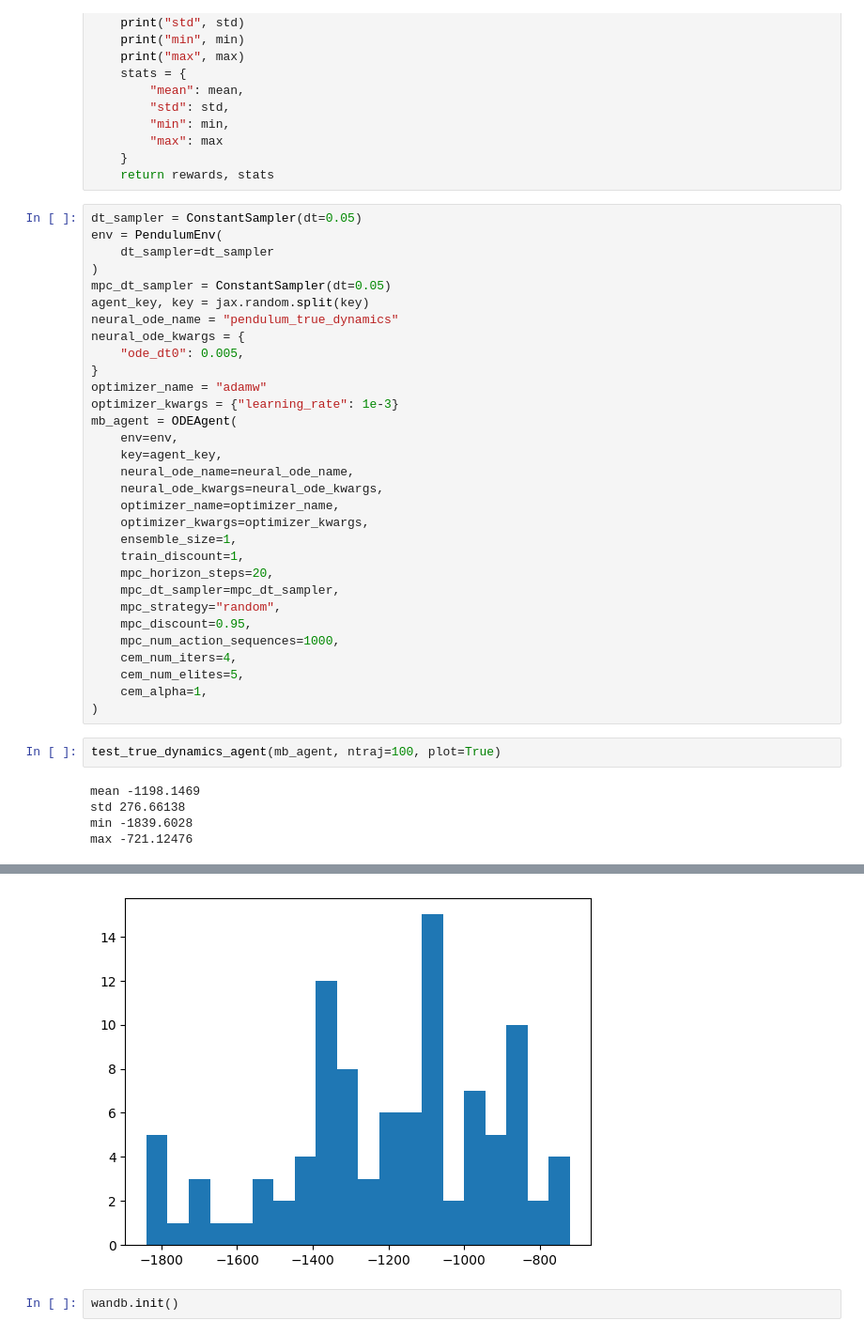
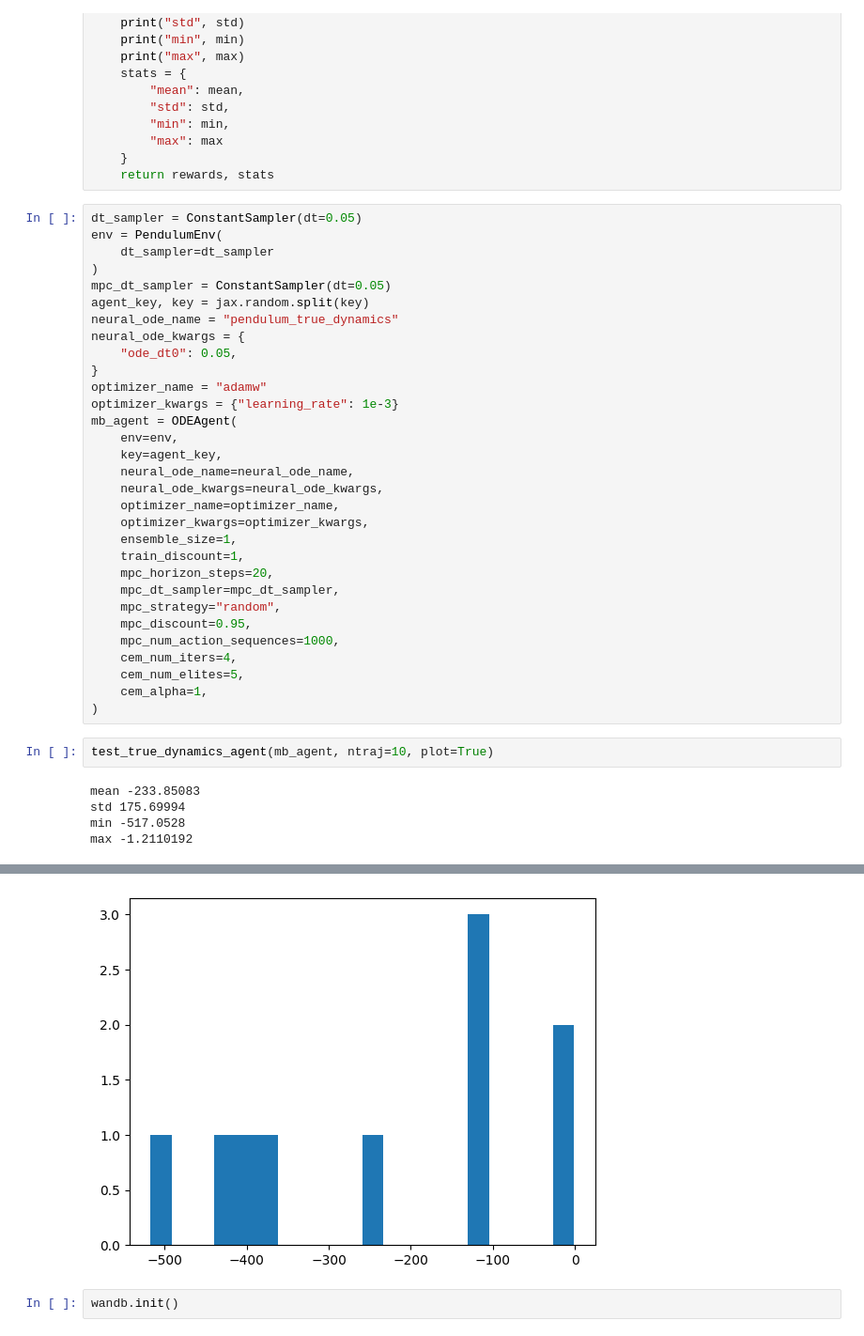
Before and after one commit to ZekaiWang04/cs285_proj, a Jupyter notebook: notebooks/get_action.ipynb, the cells around one changed output, grey strips where cells are left out. Shown at 94% size. Cells and saved outputs as stored; diff of their text form.

```diff
--- a/notebooks/get_action.ipynb
+++ b/notebooks/get_action.ipynb
@@ -54,7 +57,7 @@ mpc_dt_sampler = ConstantSampler(dt=0.05)
 agent_key, key = jax.random.split(key)
 neural_ode_name = "pendulum_true_dynamics"
 neural_ode_kwargs = {
-    "ode_dt0": 0.005,
+    "ode_dt0": 0.05,
 }
 optimizer_name = "adamw"
 optimizer_kwargs = {"learning_rate": 1e-3}
@@ -77,9 +80,9 @@ mb_agent = ODEAgent(
     cem_alpha=1,
 )
 # %%
-test_true_dynamics_agent(mb_agent, ntraj=100, plot=True)
+test_true_dynamics_agent(mb_agent, ntraj=10, plot=True)
 # %% [output]
-mean -1198.1469
-std 276.66138
-min -1839.6028
-max -721.12476
+mean -233.85083
+std 175.69994
+min -517.0528
+max -1.2110192
@@ -103,4 +100,4 @@ max -721.12476
-[figure, old version]
+[figure, new version]
 # %%
 wandb.init()
 # %% [output]
```
Also changed, not shown: parts of 3 cells of this notebook, 2 other files.
